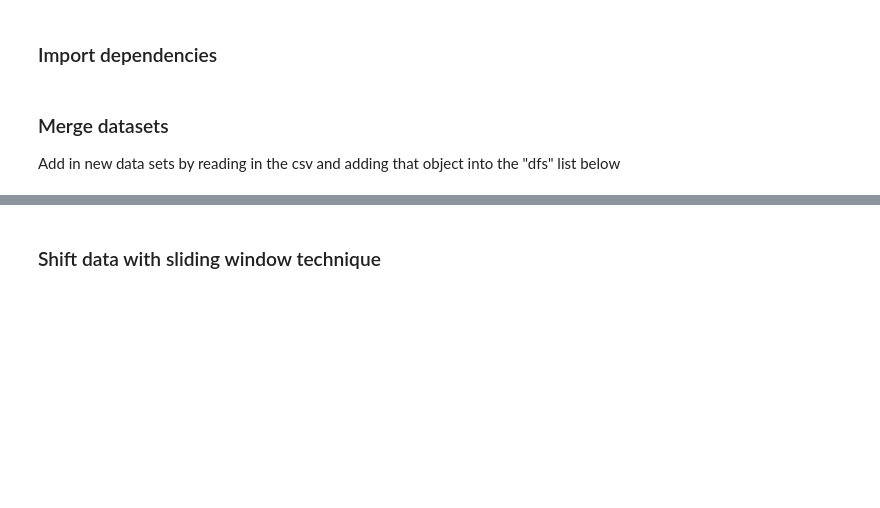
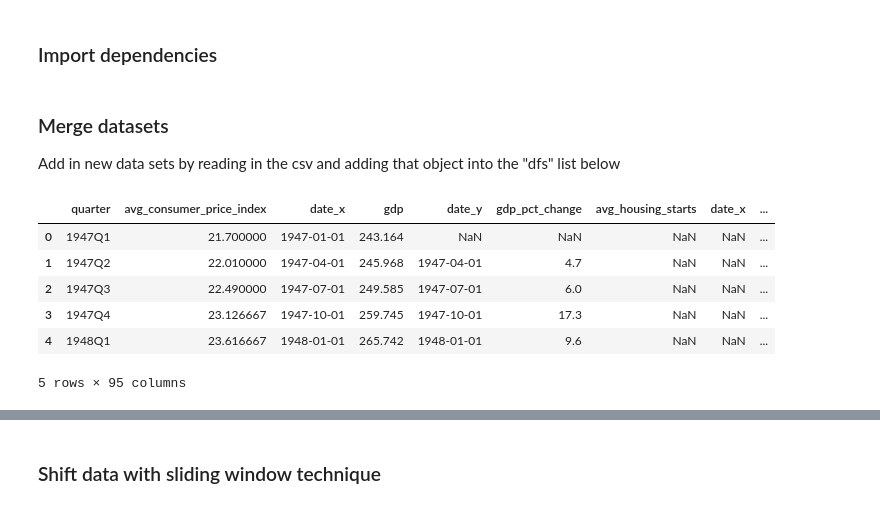
Before and after one commit to lorijta92/machine-learning-predicting-recessions, a Jupyter notebook: notebooks/RNN_LSTM.ipynb, the cells around one changed output, grey strips where cells are left out. Saved outputs shown, nothing was run; the diff lists cells and outputs as text; code cells hidden in the pictures; blank space fills up the shorter version.

```diff
--- a/notebooks/RNN_LSTM.ipynb
+++ b/notebooks/RNN_LSTM.ipynb
@@ -23,11 +23,20 @@ rec_dt = pd.read_csv("../resources/recession_dates_final.csv")
 unrate = pd.read_csv("../resources/unemployment_rate_final.csv")
 fed_funds = pd.read_csv("../resources/fed_funds_final.csv")
 yield10_2 = pd.read_csv("../resources/10YT_minus_2YT_final.csv")
+fred = pd.read_csv("../resources/FRED_data.csv")
 # %%
 # Combine all data sets into one data frame
-dfs = [cpi, gdp, gdp_pct, houst, opg, rec_dt, unrate, fed_funds, yield10_2]
+dfs = [cpi, gdp, gdp_pct, houst, opg, rec_dt, unrate, fed_funds, yield10_2, fred]
 df = reduce(lambda  left,right: pd.merge(left,right,on=['quarter'],how='outer'), dfs)
 df.head()
+# %% [output]
+|  | quarter | avg_consumer_price_index | date_x | gdp | date_y | gdp_pct_change | avg_housing_starts | date_x | ... |
+| 0 | 1947Q1 | 21.700000 | 1947-01-01 | 243.164 | NaN | NaN | NaN | NaN | ... |
+| 1 | 1947Q2 | 22.010000 | 1947-04-01 | 245.968 | 1947-04-01 | 4.7 | NaN | NaN | ... |
+| 2 | 1947Q3 | 22.490000 | 1947-07-01 | 249.585 | 1947-07-01 | 6.0 | NaN | NaN | ... |
+| 3 | 1947Q4 | 23.126667 | 1947-10-01 | 259.745 | 1947-10-01 | 17.3 | NaN | NaN | ... |
+| 4 | 1948Q1 | 23.616667 | 1948-01-01 | 265.742 | 1948-01-01 | 9.6 | NaN | NaN | ... |
+5 rows × 95 columns
 # %%
 # Drop date columns
 df = df.drop(columns=['date_x','date_y'])
```
Also changed, not shown: parts of 22 cells of this notebook, 1 other file.
